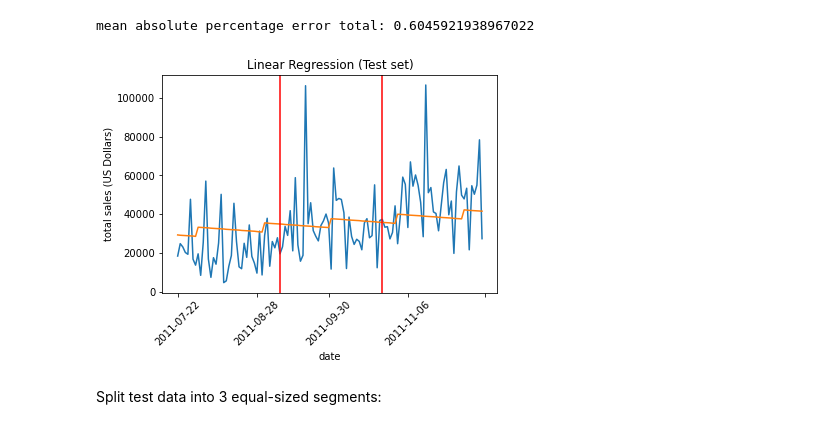
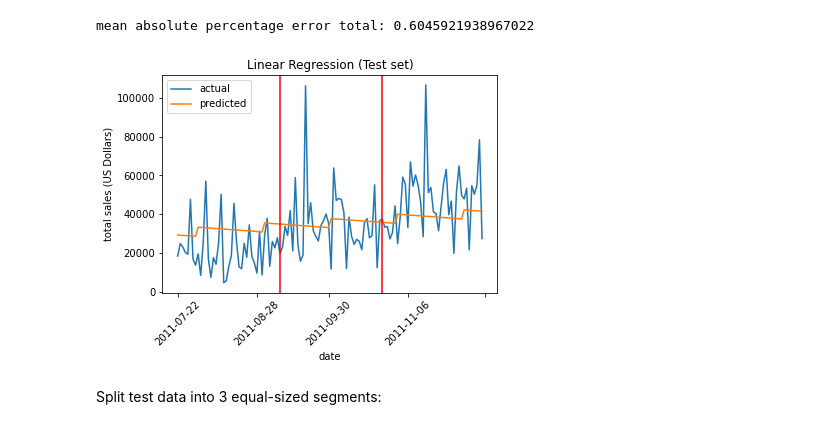
Before and after one commit to mwreed1/forcasting-sales, a Jupyter notebook: sale_uk.ipynb, the cells around one changed output. Cells and saved outputs as stored; diff of their text form; code cells hidden in the pictures.

```diff
--- a/sale_uk.ipynb
+++ b/sale_uk.ipynb
@@ -271,20 +273,21 @@ mean absolute percentage error total: 0.6045921938967022
 # %%
 fig = plt.figure()
 ax = fig.add_subplot(111)
 
-ax.plot(X_test_axis.index,y_test)
-ax.plot(X_test_axis.index,test_preds)
+ax.plot(X_test_axis.index,y_test,label='actual')
+ax.plot(X_test_axis.index,test_preds,label='predicted')
+ax.legend()
 #ax.xaxis.set_major_formatter(mdates.DateFormatter('%Y-%m-%d'))
 ax.xaxis.set_major_locator(mdates.MonthLocator(interval=1))
 ax.tick_params(axis='x', labelrotation=45)
 plt.xlabel("date")
 plt.ylabel("total sales (US Dollars)")
 plt.title("Linear Regression (Test set)")
 plt.axvline(x = 40, color = 'r', label = '40 days')
 plt.axvline(x = 80, color = 'r', label = '80 days')
 plt.show()
 # %% [output]
-[figure, old version]
+[figure, new version]
 # %% [markdown]
 Split test data into 3 equal-sized segments:
 # %%
```
Also changed, not shown: parts of 5 cells of this notebook.
